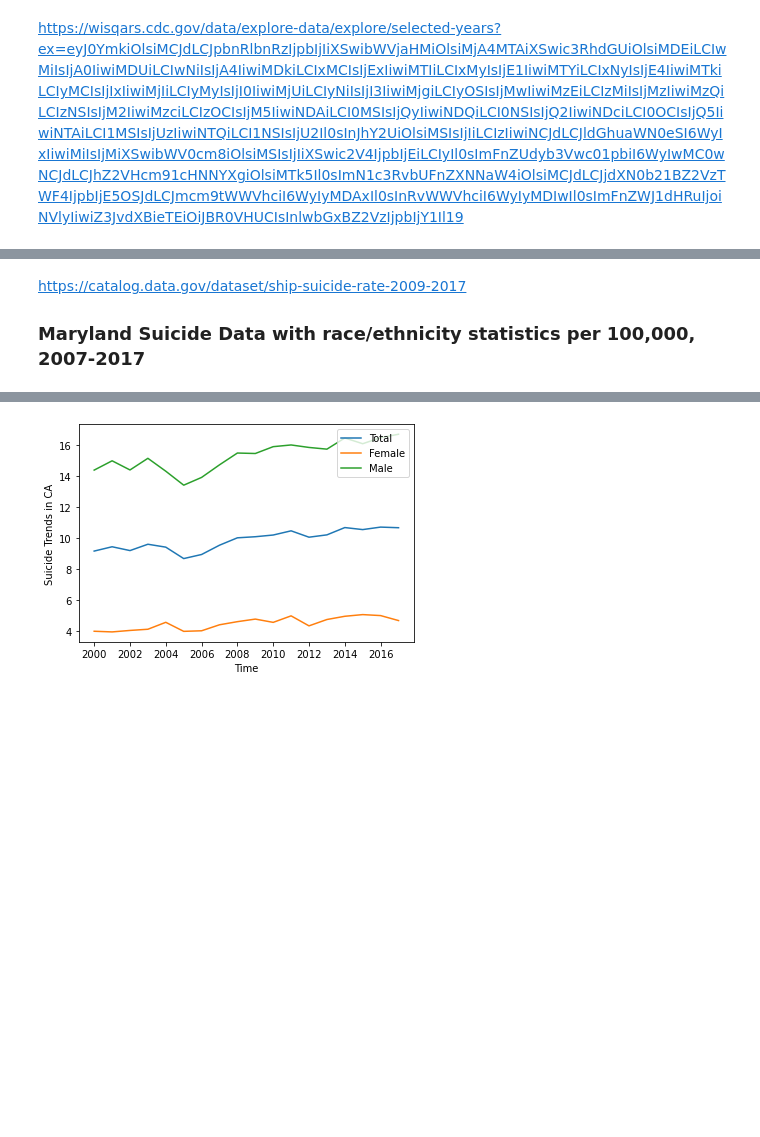
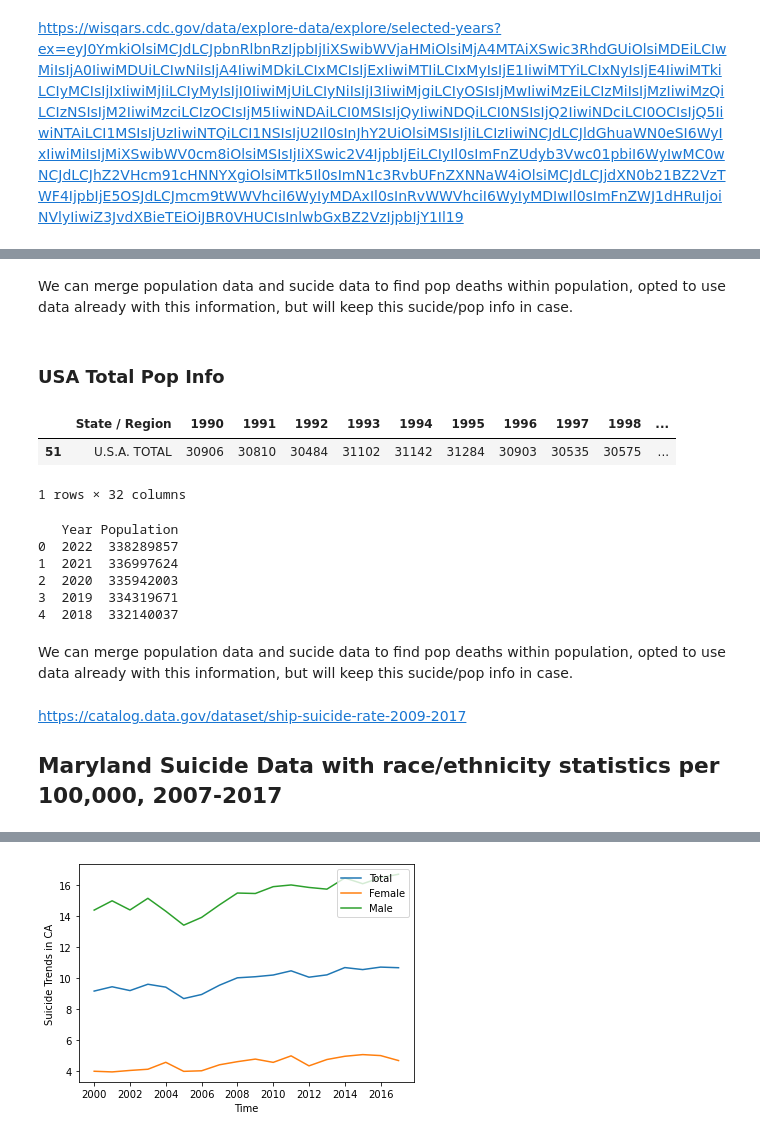
Before and after one commit to vtolentino93/Capstone-2-Springboard, a Jupyter notebook: Data Wrangling - Capstone 2.ipynb, the cells around one changed output, grey strips where cells are left out. Saved outputs shown, nothing was run; the diff lists cells and outputs as text; code cells hidden in the pictures; blank space fills up the shorter version.

```diff
--- a/Data Wrangling - Capstone 2.ipynb
+++ b/Data Wrangling - Capstone 2.ipynb
@@ -314,6 +436,43 @@ https://wisqars.cdc.gov/data/explore-data/explore/selected-years?ex=eyJ0YmkiOlsi
+# %% [markdown]
+We can merge population data and sucide data to find pop deaths within population, opted to use data already with this information, but will keep this sucide/pop info in case.
+# %% [markdown]
+### USA Total Pop Info
+# %%
+suicidebyyearstate[suicidebyyearstate['State / Region']=='U.S.A. TOTAL']
+# %% [output]
+|  | State / Region | 1990 | 1991 | 1992 | 1993 | 1994 | 1995 | 1996 | 1997 | 1998 | ... |
+| 51 | U.S.A. TOTAL | 30906 | 30810 | 30484 | 31102 | 31142 | 31284 | 30903 | 30535 | 30575 | ... |
+1 rows × 32 columns
+# %%
+#pull data from macrotrends.net
+uspopurl = 'https://www.macrotrends.net/countries/USA/united-states/population'
+response=requests.get(uspopurl)
+#print(response.status_code)
+
+#pull the data from the table on the website to find population numbers
+uspopsoup = BeautifulSoup(response.text, 'html.parser')
+uspopinfo = uspopsoup.find_all('table',{'class':"historical_data_table table table-striped table-bordered"})[-1]
+uspopdf = pd.read_html(str(uspopinfo))
+uspopdf = pd.DataFrame(uspopdf[0])
+
+#drop rows not needed
+uspopdf = uspopdf.drop(uspopdf.columns[2], axis=1)
+
+#rename columns
+uspopdf.rename(columns={'United States - Historical Population Data': ''}, inplace=True)
+print(uspopdf.head())
+# %% [output]
+   Year Population
+0  2022  338289857
+1  2021  336997624
+2  2020  335942003
+3  2019  334319671
+4  2018  332140037
+# %% [markdown]
+We can merge population data and sucide data to find pop deaths within population, opted to use data already with this information, but will keep this sucide/pop info in case.
 # %% [markdown]
 https://catalog.data.gov/dataset/ship-suicide-rate-2009-2017
-### Maryland Suicide Data with race/ethnicity statistics per 100,000, 2007-2017
+## Maryland Suicide Data with race/ethnicity statistics per 100,000, 2007-2017
 # %%
 #pull suicide data for maryland
 suicidemaryland = pd.read_csv(r'C:\Users\vtole\Springboard\Springboard\Capstone-2-Springboard\SHIP_Suicide_Rate_2009-2017.csv')
```
Also changed, not shown: parts of 46 cells of this notebook.
